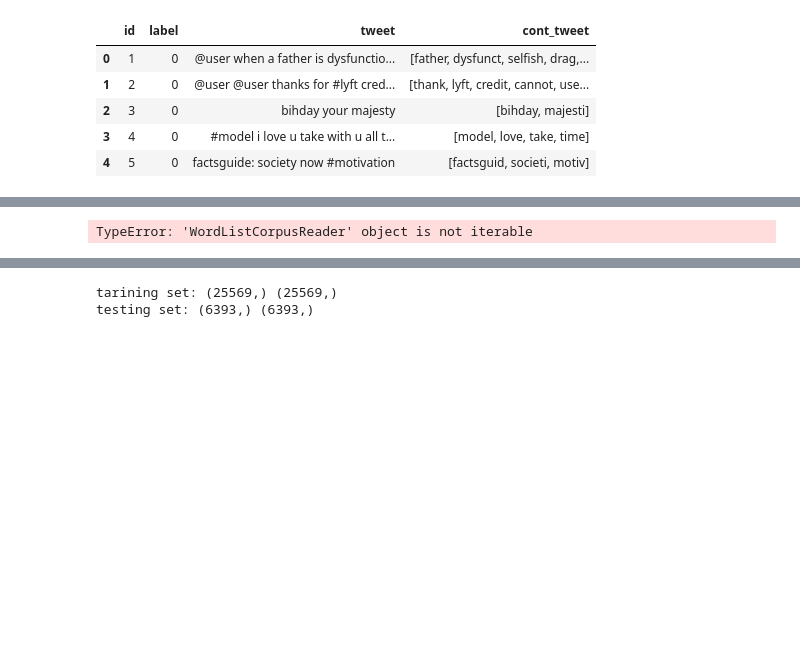
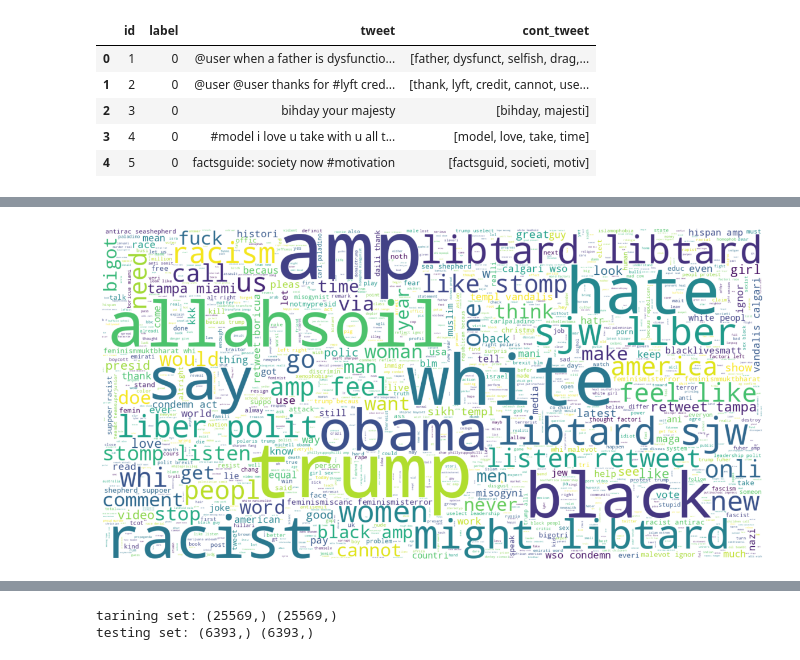
Before and after one commit to saghar-trade/TEXT-MINING, a Jupyter notebook: text_mining.ipynb, the cells around one changed output, grey strips where cells are left out. Drawn from its saved outputs; the diff is of its cells as text; code cells hidden in the pictures; blank space fills up the shorter version.

```diff
--- a/text_mining.ipynb
+++ b/text_mining.ipynb
@@ -184,12 +182,12 @@ neg=''.join(negative)
 # %%
-wordcloud=WordCloud(background_color='white',max_words=2000,stopwords=stopwords
+wordcloud=WordCloud(background_color='white',max_words=2000,stopwords=stop_words
                     ,width=1600, height=800,
                     max_font_size=200).generate(pos)
 
 plt.figure(figsize=(15,10))
 plt.imshow(wordcloud, interpolation='bilinear')
 plt.axis('off')
 plt.show()
 # %% [output]
-TypeError: 'WordListCorpusReader' object is not iterable
+[figure, added]
 # %%
```
Also changed, not shown: parts of 31 cells of this notebook.
